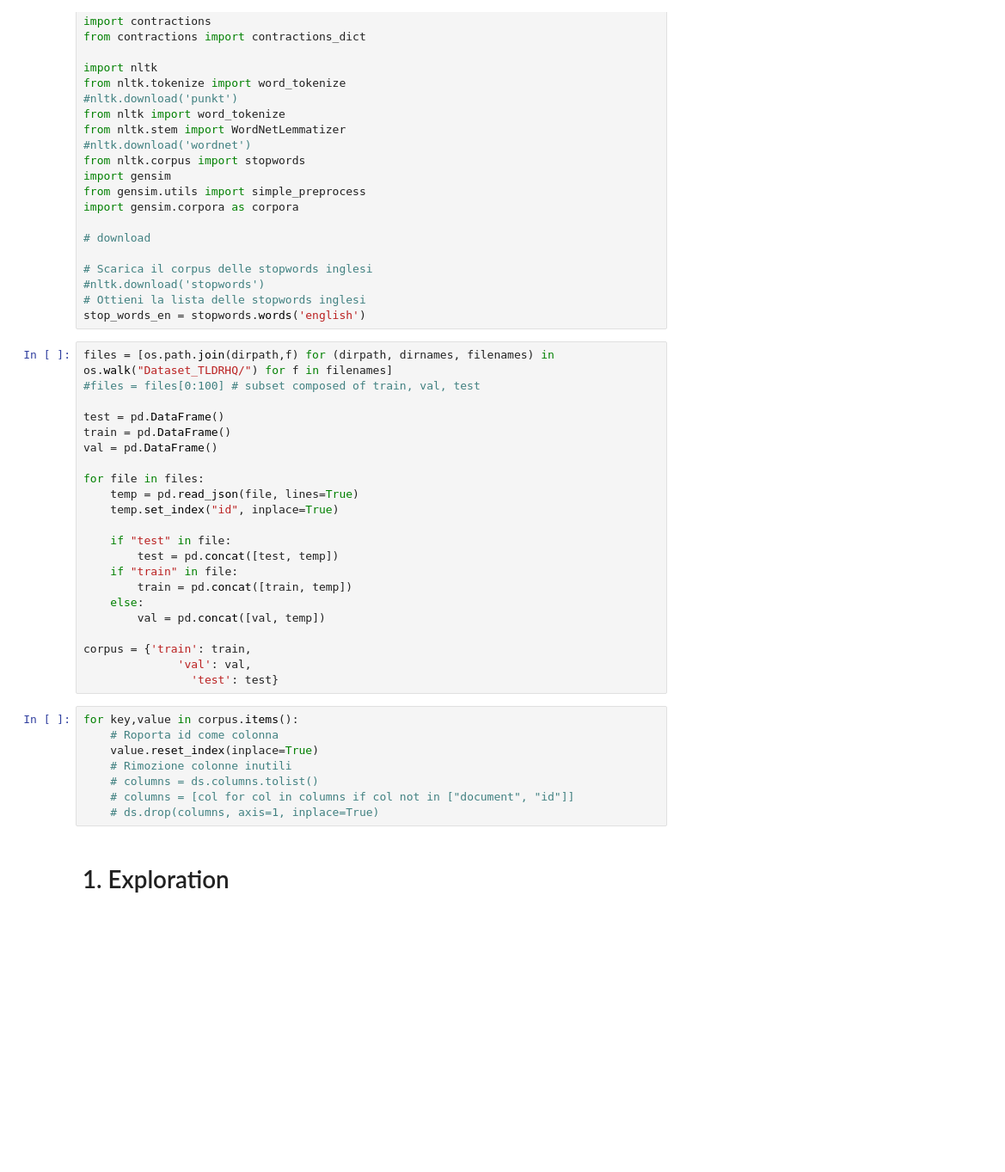
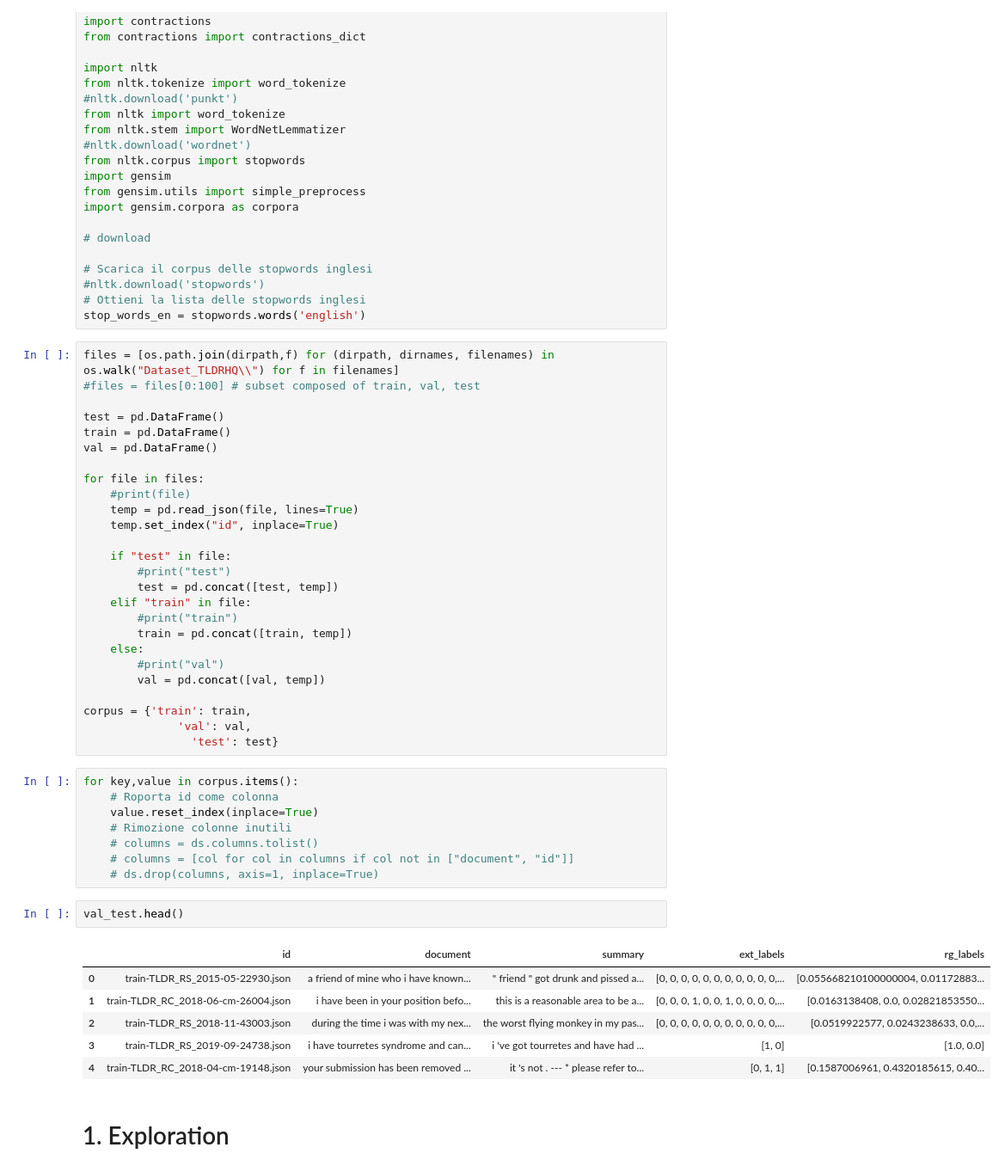
Before and after one commit to giocoal/reddit-tldr-summarizer-and-topic-modeling, a Jupyter notebook: 0_preprocessing.ipynb, the cells around one changed output. Shown at 86% size. Saved outputs shown, nothing was run; the diff lists cells and outputs as text; blank space fills up the shorter version.

```diff
--- a/0_preprocessing.ipynb
+++ b/0_preprocessing.ipynb
@@ -53,7 +53,7 @@ import gensim.corpora as corpora
 # Ottieni la lista delle stopwords inglesi
 stop_words_en = stopwords.words('english')
 # %%
-files = [os.path.join(dirpath,f) for (dirpath, dirnames, filenames) in os.walk("Dataset_TLDRHQ/") for f in filenames]
+files = [os.path.join(dirpath,f) for (dirpath, dirnames, filenames) in os.walk("Dataset_TLDRHQ\\") for f in filenames]
 #files = files[0:100] # subset composed of train, val, test
 
 test = pd.DataFrame()
@@ -61,14 +61,18 @@ train = pd.DataFrame()
 val = pd.DataFrame()
 
 for file in files:
+    #print(file)
     temp = pd.read_json(file, lines=True)
     temp.set_index("id", inplace=True)
 
     if "test" in file:
+        #print("test")
         test = pd.concat([test, temp])
-    if "train" in file:
+    elif "train" in file:
+        #print("train")
         train = pd.concat([train, temp])
     else:
+        #print("val")
         val = pd.concat([val, temp])
 
 corpus = {'train': train,
@@ -82,6 +86,15 @@ for key,value in corpus.items():
     # columns = ds.columns.tolist()
     # columns = [col for col in columns if col not in ["document", "id"]]
     # ds.drop(columns, axis=1, inplace=True)
+# %%
+val_test.head()
+# %% [output]
+|  | id | document | summary | ext_labels | rg_labels |
+| 0 | train-TLDR_RS_2015-05-22930.json | a friend of mine who i have known... | " friend " got drunk and pissed a... | [0, 0, 0, 0, 0, 0, 0, 0, 0, 0, 0,... | [0.055668210100000004, 0.01172883... |
+| 1 | train-TLDR_RC_2018-06-cm-26004.json | i have been in your position befo... | this is a reasonable area to be a... | [0, 0, 0, 1, 0, 0, 1, 0, 0, 0, 0,... | [0.0163138408, 0.0, 0.02821853550... |
+| 2 | train-TLDR_RS_2018-11-43003.json | during the time i was with my nex... | the worst flying monkey in my pas... | [0, 0, 0, 0, 0, 0, 0, 0, 0, 0, 0,... | [0.0519922577, 0.0243238633, 0.0,... |
+| 3 | train-TLDR_RS_2019-09-24738.json | i have tourretes syndrome and can... | i 've got tourretes and have had ... | [1, 0] | [1.0, 0.0] |
+| 4 | train-TLDR_RC_2018-04-cm-19148.json | your submission has been removed ... | it 's not . --- * please refer to... | [0, 1, 1] | [0.1587006961, 0.4320185615, 0.40... |
 # %% [markdown]
 # 1. Exploration
 # %% [markdown]
```
Also changed, not shown: parts of 31 cells of this notebook, 9 other files.
